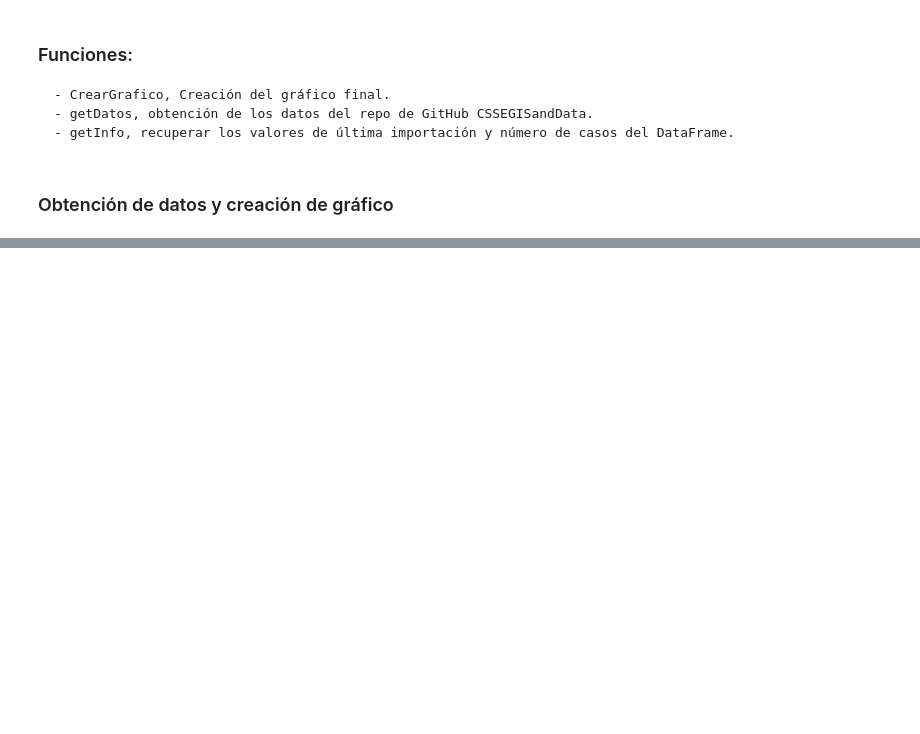
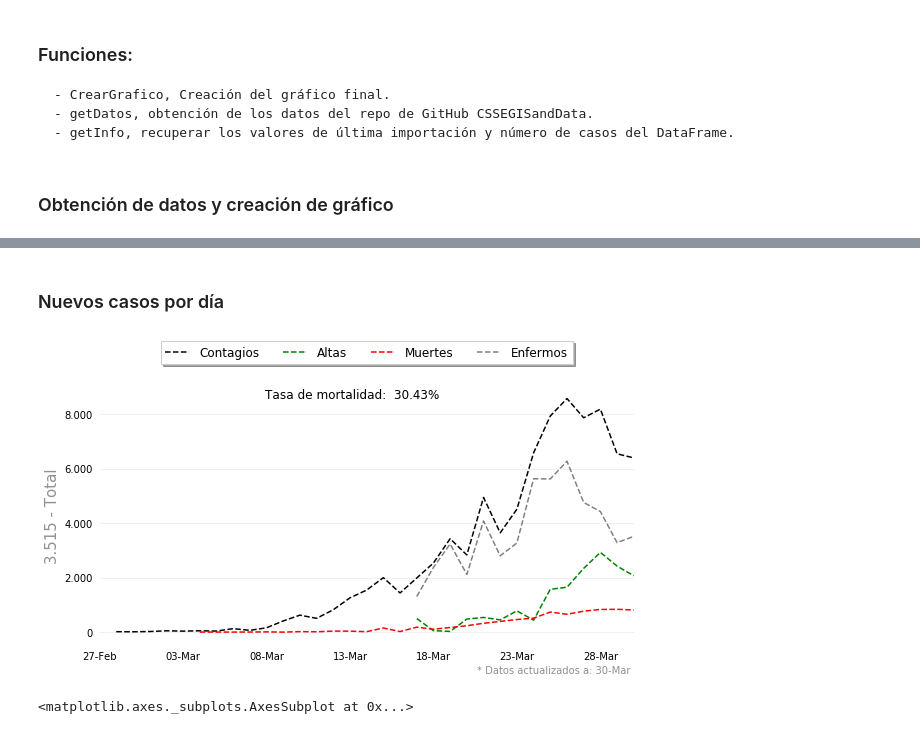
Before and after one commit to JVPA/Varios, a Jupyter notebook: COVID-19.ipynb, the cells around one changed output, grey strips where cells are left out. Drawn from its saved outputs; the diff is of its cells as text; code cells hidden in the pictures; blank space fills up the shorter version.

```diff
--- a/COVID-19.ipynb
+++ b/COVID-19.ipynb
@@ -104,0 +108,10 @@ for x in CCAAs:
+# %% [markdown]
+### Nuevos casos por día
+# %%
+for i in df.columns.tolist():
+    df[i] = df[i] - df[i].shift(1)
+
+CrearGrafico(df, Pais, Ultima_Importacion, Tasa, df[-1:]['Enfermos'].sum())
+# %% [output]
+[figure, added]
+<matplotlib.axes._subplots.AxesSubplot at 0x...>
```
Also changed, not shown: parts of 3 cells of this notebook.
